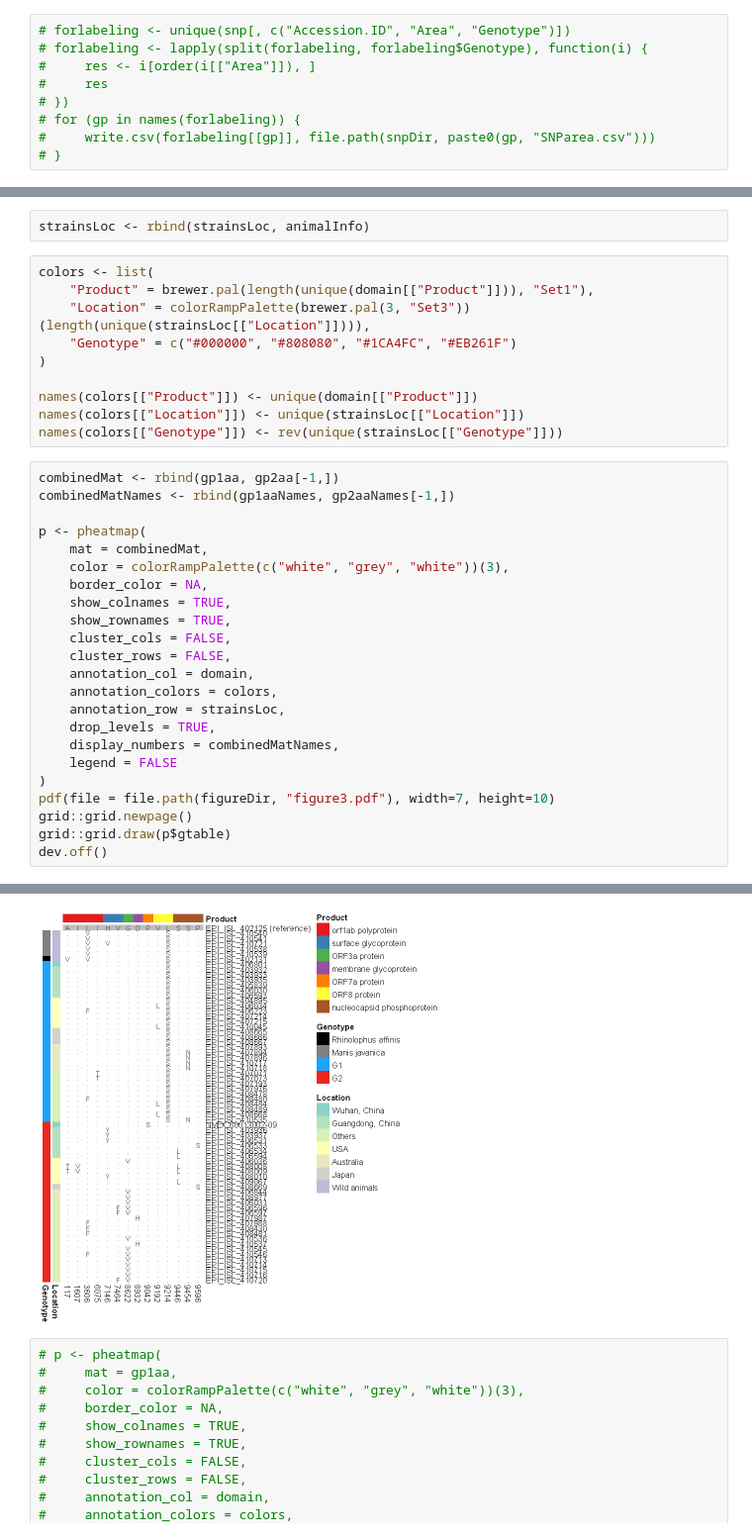
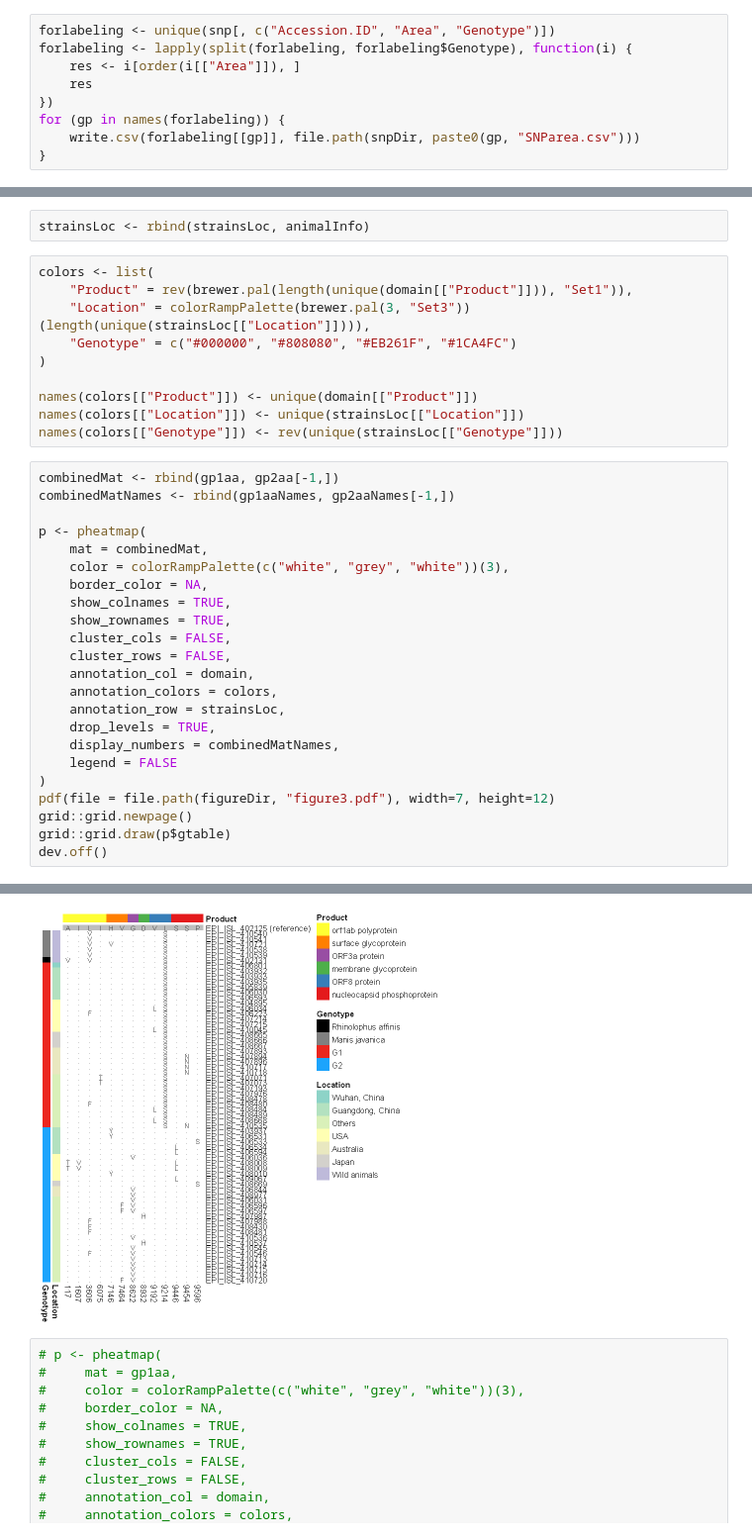
Before and after one commit to Takkoona/SARS-CoV-2, a Jupyter notebook: 5_visualize_SNPs.ipynb, the cells around one changed output, grey strips where cells are left out. Shown at 99% size. Saved outputs shown, nothing was run; the diff lists cells and outputs as text.

```diff
--- a/5_visualize_SNPs.ipynb
+++ b/5_visualize_SNPs.ipynb
@@ -160,9 +158,9 @@ Saving 6.67 x 8 in image
 # %%
-# forlabeling <- unique(snp[, c("Accession.ID", "Area", "Genotype")])
-# forlabeling <- lapply(split(forlabeling, forlabeling$Genotype), function(i) {
-#     res <- i[order(i[["Area"]]), ]
-#     res
-# })
-# for (gp in names(forlabeling)) {
-#     write.csv(forlabeling[[gp]], file.path(snpDir, paste0(gp, "SNParea.csv")))
-# }
+forlabeling <- unique(snp[, c("Accession.ID", "Area", "Genotype")])
+forlabeling <- lapply(split(forlabeling, forlabeling$Genotype), function(i) {
+    res <- i[order(i[["Area"]]), ]
+    res
+})
+for (gp in names(forlabeling)) {
+    write.csv(forlabeling[[gp]], file.path(snpDir, paste0(gp, "SNParea.csv")))
+}
@@ -363,9 +369,9 @@ animalInfo <- animalInfo[, -1]
 strainsLoc <- rbind(strainsLoc, animalInfo)
 # %%
 colors <- list(
-    "Product" = brewer.pal(length(unique(domain[["Product"]])), "Set1"),
+    "Product" = rev(brewer.pal(length(unique(domain[["Product"]])), "Set1")),
     "Location" = colorRampPalette(brewer.pal(3, "Set3"))(length(unique(strainsLoc[["Location"]]))),
-    "Genotype" = c("#000000", "#808080", "#1CA4FC", "#EB261F")
+    "Genotype" = c("#000000", "#808080", "#EB261F", "#1CA4FC")
 )
 
 names(colors[["Product"]]) <- unique(domain[["Product"]])
@@ -374,30 +380,30 @@ names(colors[["Genotype"]]) <- rev(unique(strainsLoc[["Genotype"]]))
 # %%
 combinedMat <- rbind(gp1aa, gp2aa[-1,])
 combinedMatNames <- rbind(gp1aaNames, gp2aaNames[-1,])
 
 p <- pheatmap(
     mat = combinedMat,
     color = colorRampPalette(c("white", "grey", "white"))(3),
     border_color = NA,
     show_colnames = TRUE,
     show_rownames = TRUE,
     cluster_cols = FALSE,
     cluster_rows = FALSE,
     annotation_col = domain,
     annotation_colors = colors,
     annotation_row = strainsLoc,
     drop_levels = TRUE,
     display_numbers = combinedMatNames,
     legend = FALSE
 )
-pdf(file = file.path(figureDir, "figure3.pdf"), width=7, height=10)
+pdf(file = file.path(figureDir, "figure3.pdf"), width=7, height=12)
 grid::grid.newpage()
 grid::grid.draw(p$gtable)
 dev.off()
 # %% [output]
 png
   2
-[figure, old version]
+[figure, new version]
 # %%
 # p <- pheatmap(
 #     mat = gp1aa,
```
Also changed, not shown: parts of 8 cells of this notebook, 21 other files.
